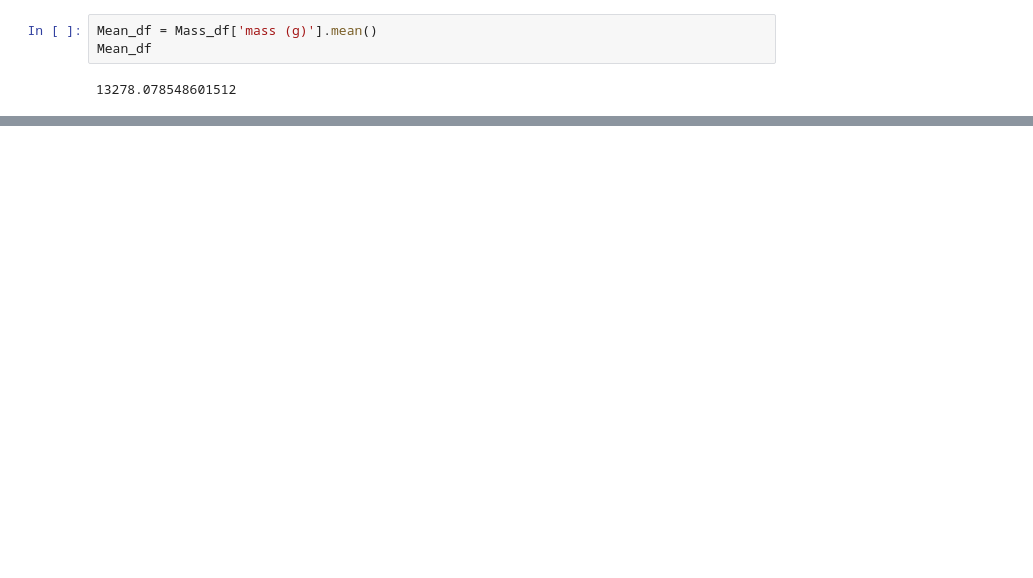
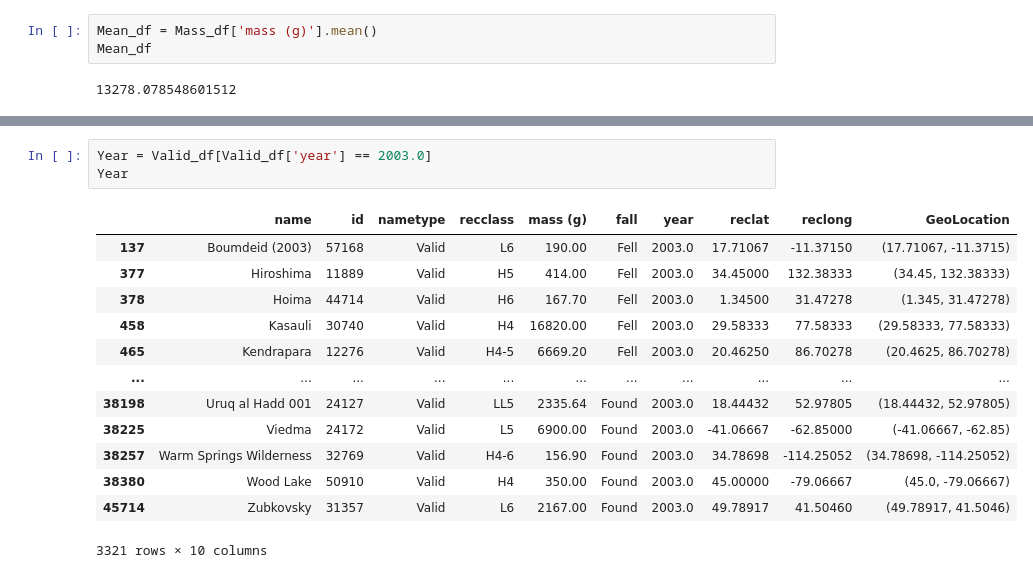
Before and after one commit to wileymartin/test-capstone, a Jupyter notebook: Repo/Meteor.ipynb, the cells around one changed output, grey strips where cells are left out. Drawn from its saved outputs; the diff is of its cells as text; blank space fills up the shorter version.

```diff
--- a/Repo/Meteor.ipynb
+++ b/Repo/Meteor.ipynb
@@ -142,0 +183,17 @@ Mean_df
+# %%
+Year = Valid_df[Valid_df['year'] == 2003.0]
+Year
+# %% [output]
+|  | name | id | nametype | recclass | mass (g) | fall | year | reclat | reclong | GeoLocation |
+| 137 | Boumdeid (2003) | 57168 | Valid | L6 | 190.00 | Fell | 2003.0 | 17.71067 | -11.37150 | (17.71067, -11.3715) |
+| 377 | Hiroshima | 11889 | Valid | H5 | 414.00 | Fell | 2003.0 | 34.45000 | 132.38333 | (34.45, 132.38333) |
+| 378 | Hoima | 44714 | Valid | H6 | 167.70 | Fell | 2003.0 | 1.34500 | 31.47278 | (1.345, 31.47278) |
+| 458 | Kasauli | 30740 | Valid | H4 | 16820.00 | Fell | 2003.0 | 29.58333 | 77.58333 | (29.58333, 77.58333) |
+| 465 | Kendrapara | 12276 | Valid | H4-5 | 6669.20 | Fell | 2003.0 | 20.46250 | 86.70278 | (20.4625, 86.70278) |
+| ... | ... | ... | ... | ... | ... | ... | ... | ... | ... | ... |
+| 38198 | Uruq al Hadd 001 | 24127 | Valid | LL5 | 2335.64 | Found | 2003.0 | 18.44432 | 52.97805 | (18.44432, 52.97805) |
+| 38225 | Viedma | 24172 | Valid | L5 | 6900.00 | Found | 2003.0 | -41.06667 | -62.85000 | (-41.06667, -62.85) |
+| 38257 | Warm Springs Wilderness | 32769 | Valid | H4-6 | 156.90 | Found | 2003.0 | 34.78698 | -114.25052 | (34.78698, -114.25052) |
+| 38380 | Wood Lake | 50910 | Valid | H4 | 350.00 | Found | 2003.0 | 45.00000 | -79.06667 | (45.0, -79.06667) |
+| 45714 | Zubkovsky | 31357 | Valid | L6 | 2167.00 | Found | 2003.0 | 49.78917 | 41.50460 | (49.78917, 41.5046) |
+3321 rows × 10 columns
```
Also changed, not shown: parts of 15 cells of this notebook, 1 other file.
